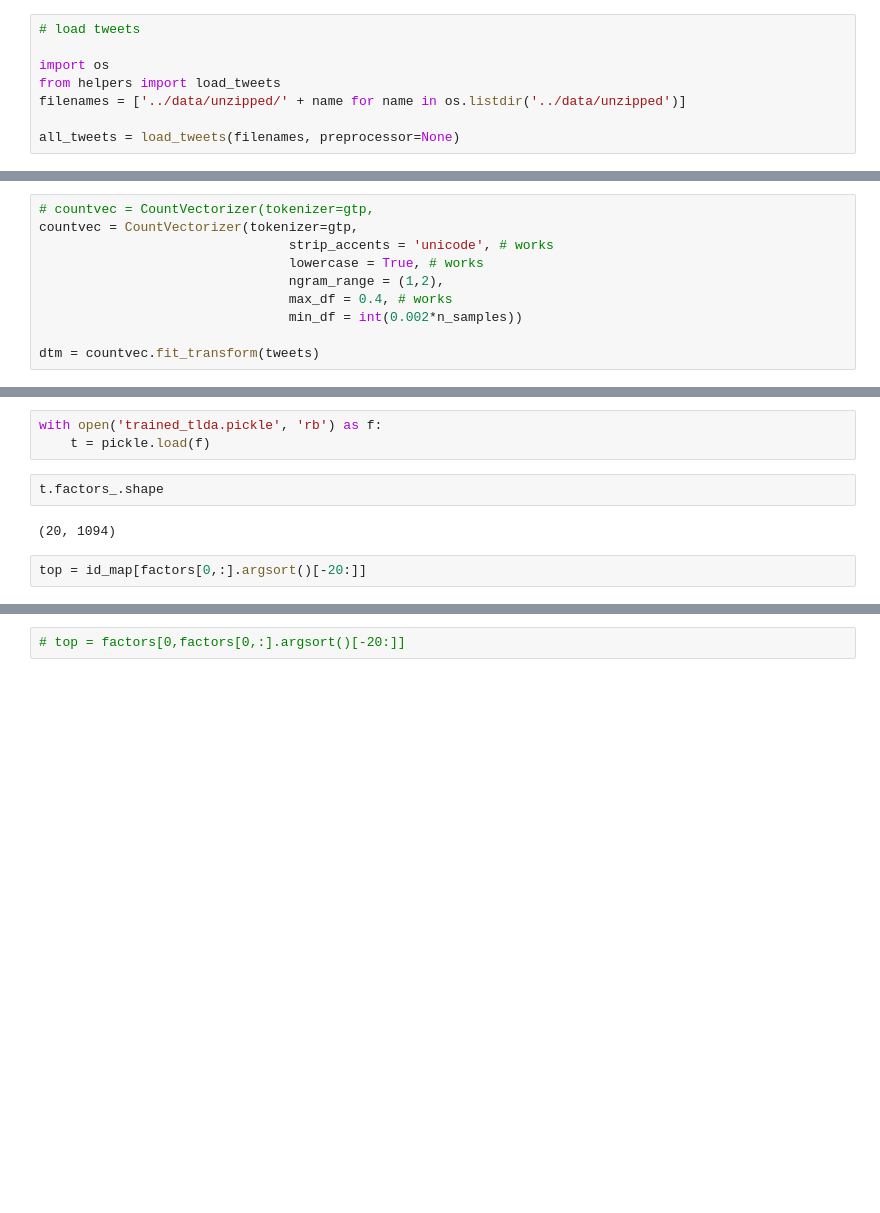
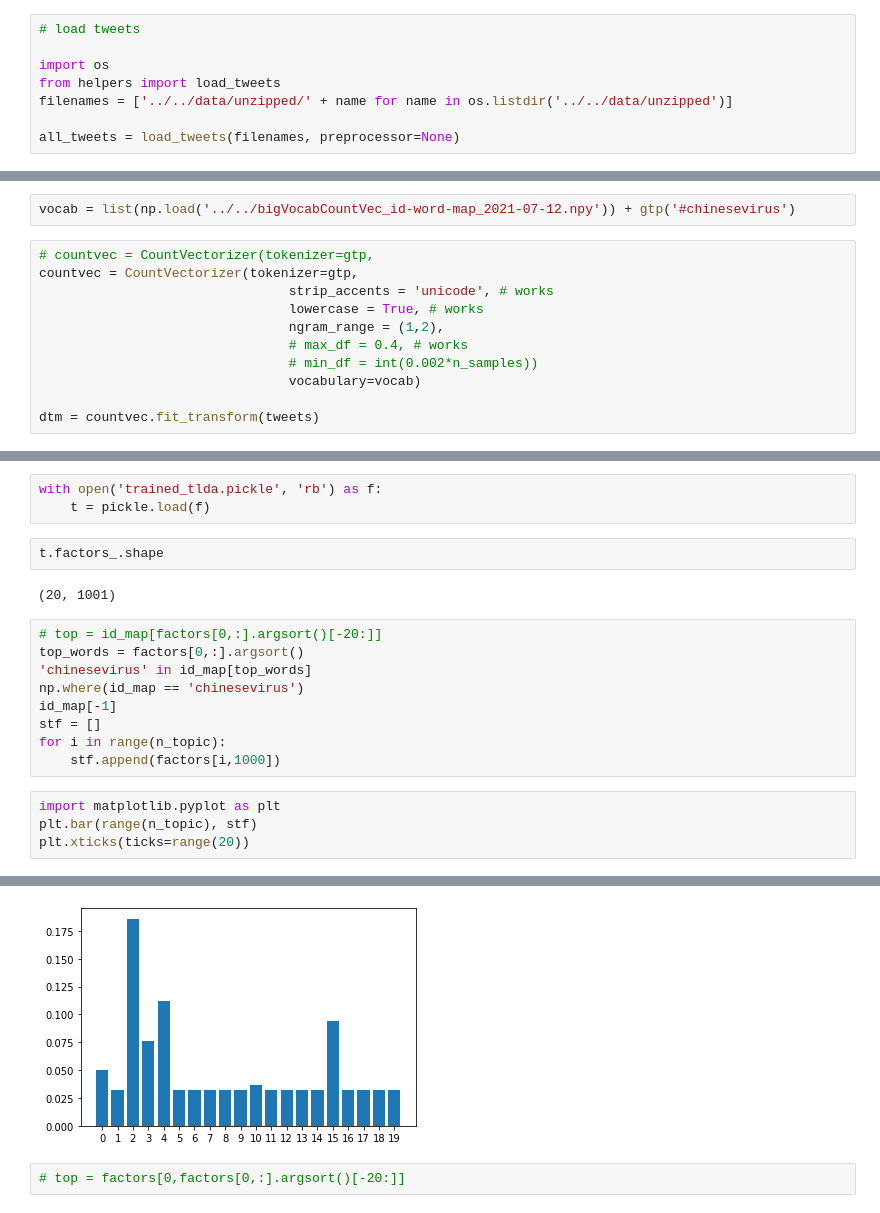
Before and after one commit to AdrienSF/twitter-analysis, a Jupyter notebook: old/TensorJST_Public/tweet_tlda.ipynb, the cells around one changed output, grey strips where cells are left out. Drawn from its saved outputs; the diff is of its cells as text; blank space fills up the shorter version.

```diff
--- a/old/TensorJST_Public/tweet_tlda.ipynb
+++ b/old/TensorJST_Public/tweet_tlda.ipynb
@@ -87,6 +91,6 @@ import scipy
 
 import os
 from helpers import load_tweets
-filenames = ['../data/unzipped/' + name for name in os.listdir('../data/unzipped')]
+filenames = ['../../data/unzipped/' + name for name in os.listdir('../../data/unzipped')]
 
 all_tweets = load_tweets(filenames, preprocessor=None)
@@ -108,11 +114,14 @@ print(n_samples)
+# %%
+vocab = list(np.load('../../bigVocabCountVec_id-word-map_2021-07-12.npy')) + gtp('#chinesevirus')
 # %%
 # countvec = CountVectorizer(tokenizer=gtp,
 countvec = CountVectorizer(tokenizer=gtp,
                                 strip_accents = 'unicode', # works
                                 lowercase = True, # works
                                 ngram_range = (1,2),
-                                max_df = 0.4, # works
-                                min_df = int(0.002*n_samples))
+                                # max_df = 0.4, # works
+                                # min_df = int(0.002*n_samples))
+                                vocabulary=vocab)
 
 dtm = countvec.fit_transform(tweets)
 # %%
@@ -248,6 +258,18 @@ with open('trained_tlda.pickle', 'rb') as f:
 # %%
 t.factors_.shape
 # %% [output]
-(20, 1094)
+(20, 1001)
-# %%
-top = id_map[factors[0,:].argsort()[-20:]]
+# %%
+# top = id_map[factors[0,:].argsort()[-20:]]
+top_words = factors[0,:].argsort()
+'chinesevirus' in id_map[top_words]
+np.where(id_map == 'chinesevirus')
+id_map[-1]
+stf = []
+for i in range(n_topic):
+    stf.append(factors[i,1000])
+# %%
+import matplotlib.pyplot as plt
+plt.bar(range(n_topic), stf)
+plt.xticks(ticks=range(20))
+# %% [output]
@@ -254,3 +293,4 @@ top = id_map[factors[0,:].argsort()[-20:]]
+[figure, added]
 # %%
 # top = factors[0,factors[0,:].argsort()[-20:]]
 # %%
```
Also changed, not shown: parts of 13 cells of this notebook, 2 other files.
